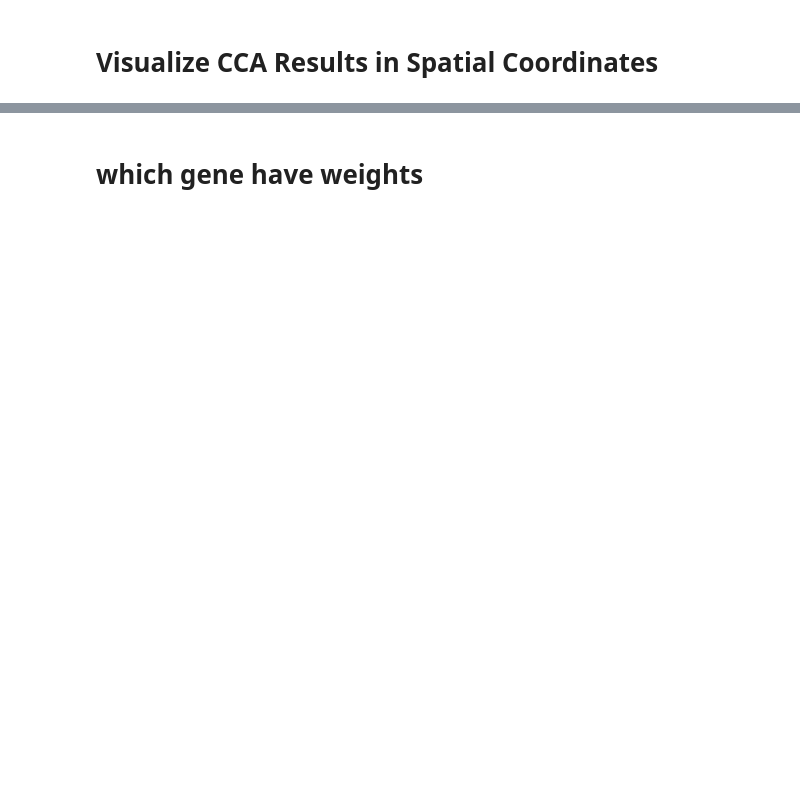
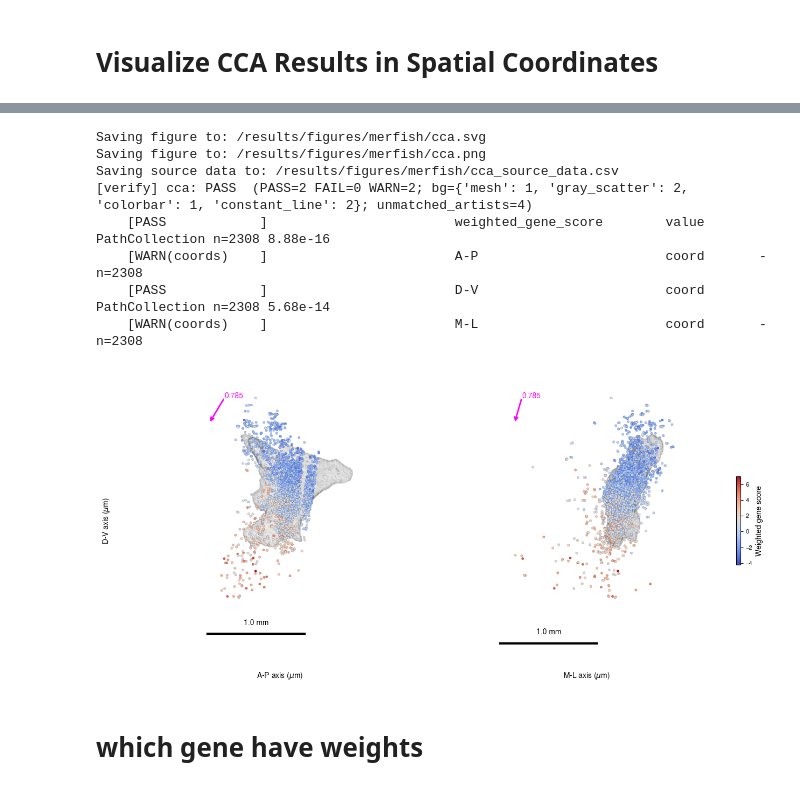
Before and after one commit to ShuonanChen/LCNE_transcriptomics, a Jupyter notebook: code/notebooks/merfish/plot_all_merfish_figs.ipynb, the cells around one changed output, grey strips where cells are left out. Drawn from its saved outputs; the diff is of its cells as text; code cells hidden in the pictures; blank space fills up the shorter version.

```diff
--- a/code/notebooks/merfish/plot_all_merfish_figs.ipynb
+++ b/code/notebooks/merfish/plot_all_merfish_figs.ipynb
@@ -141,34 +159,44 @@ sca=plotting.scatter_with_jitter(ax2, allspatial_j, X_c[:, k], direction='c', s=
 ax2.margins(x=0.1, y=0.1)
 cbar = plt.colorbar(sca, ax=ax2, label='Weighted gene score', shrink=0.3)
 
 # Add vector arrow
 start_point = (start_point_all[2], start_point_all[1])
 end_point = (start_point_all[2] + vector_scaled[2], start_point_all[1] + vector_scaled[1])
 ax2.annotate('',xy=end_point,xytext=start_point,arrowprops=dict(arrowstyle="->", color="magenta", lw=2))
 ax2.text(start_point[0], start_point[1], np.around(canonical_correlations[k], 3).astype(str), color='magenta')
 
 # ax2.invert_yaxis()
 ax2.set_xlabel("M-L axis ($\mu$m)")
 xt = ax2.get_xticks(); yt = ax2.get_yticks()
 ax2.set_xticks(xt); ax2.set_yticks(yt)
 ax2.set_xticklabels(plotting.format_ticklabels(xt, scale=25))
 ax2.set_yticklabels(plotting.format_ticklabels(yt, scale=25))
 plotting.draw_scale_bar(ax2, length_px=40, linewidth=3, px_to_mm=25*1e-3)
 ax2.set_xticks([])
 ax2.set_yticks([])
 for spine in ax2.spines.values():
     spine.set_visible(False)
 
 ax1.set_aspect('equal', adjustable='datalim')
 ax2.set_aspect('equal', adjustable='datalim')
 
 
 fig.tight_layout()
 src_cca = pd.DataFrame(np.asarray(allspatial)[:, :3], columns=["A-P", "D-V", "M-L"],
                        index=adata_mer.obs_names)
 src_cca["weighted_gene_score"] = np.asarray(X_c[:, k])
-save_figure("cca", source_data=src_cca)
+# save_figure("cca", source_data=src_cca)
 plt.show()
+# %% [output]
+Saving figure to: /results/figures/merfish/cca.svg
+Saving figure to: /results/figures/merfish/cca.png
+Saving source data to: /results/figures/merfish/cca_source_data.csv
+[verify] cca: PASS  (PASS=2 FAIL=0 WARN=2; bg={'mesh': 1, 'gray_scatter': 2, 'colorbar': 1, 'constant_line': 2}; unmatched_artists=4)
+    [PASS            ]                        weighted_gene_score        value       PathCollection n=2308 8.88e-16
+    [WARN(coords)    ]                        A-P                        coord       -              n=2308
+    [PASS            ]                        D-V                        coord       PathCollection n=2308 5.68e-14
+    [WARN(coords)    ]                        M-L                        coord       -              n=2308
+[figure, added]
 # %% [markdown]
 # which gene have weights
 # %%
```
Also changed, not shown: parts of 18 cells of this notebook, 6 other files.
